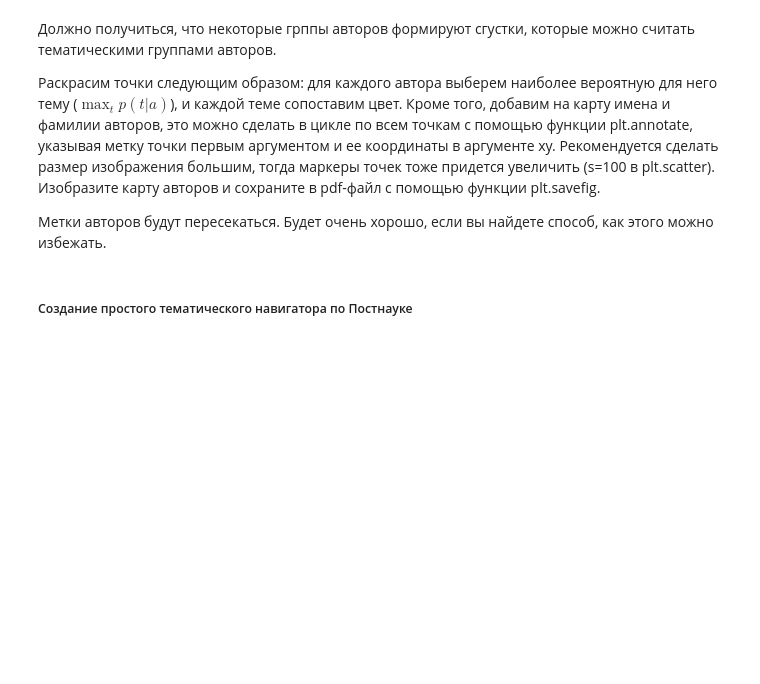
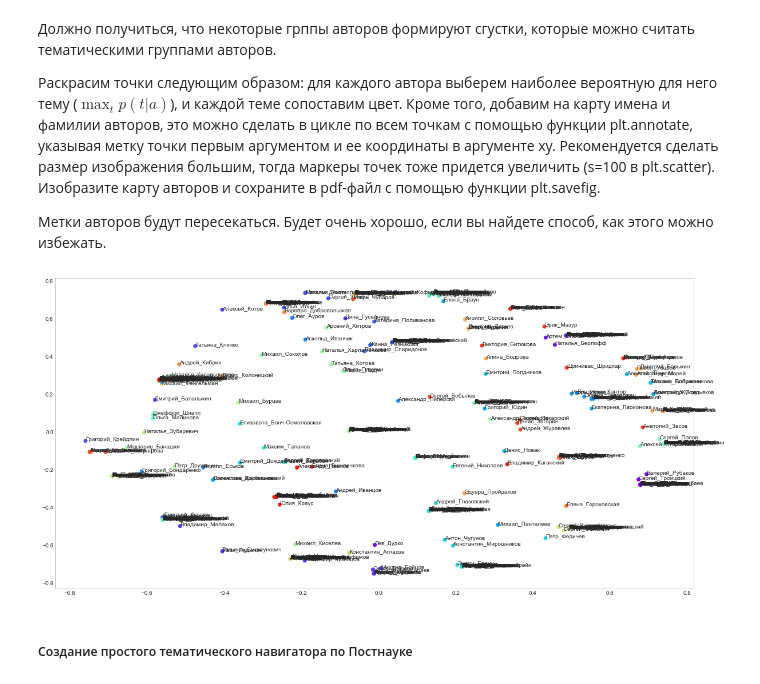
Before and after one commit to kashevg/coursera, a Jupyter notebook: tasks/course3/PostnaukaPeerReview.ipynb, the cells around one changed output. Cells and saved outputs as stored; diff of their text form; code cells hidden in the pictures; blank space fills up the shorter version.

```diff
--- a/tasks/course3/PostnaukaPeerReview.ipynb
+++ b/tasks/course3/PostnaukaPeerReview.ipynb
@@ -251,7 +333,15 @@ from sklearn.metrics import pairwise_distances
 # %%
 import matplotlib.cm as cm
 colors = cm.rainbow(np.linspace(0, 1, T)) # цвета для тем
 # Ваш код
+max_a = np.array(phi_b).argmax(axis = 1).tolist()
+#print max_a
+plt.figure(figsize=(20,10))
+plt.scatter(y[:, 0], y[:, 1], c = colors[max_a], cmap = colors)
+for ind, row in enumerate(y):
+    plt.annotate(phi_b.index[ind], row)
+# %% [output]
+[figure, added]
 # %% [markdown]
 ##### Создание простого тематического навигатора по Постнауке
 # %% [markdown]
```
Also changed, not shown: parts of 13 cells of this notebook, 8 other files.
